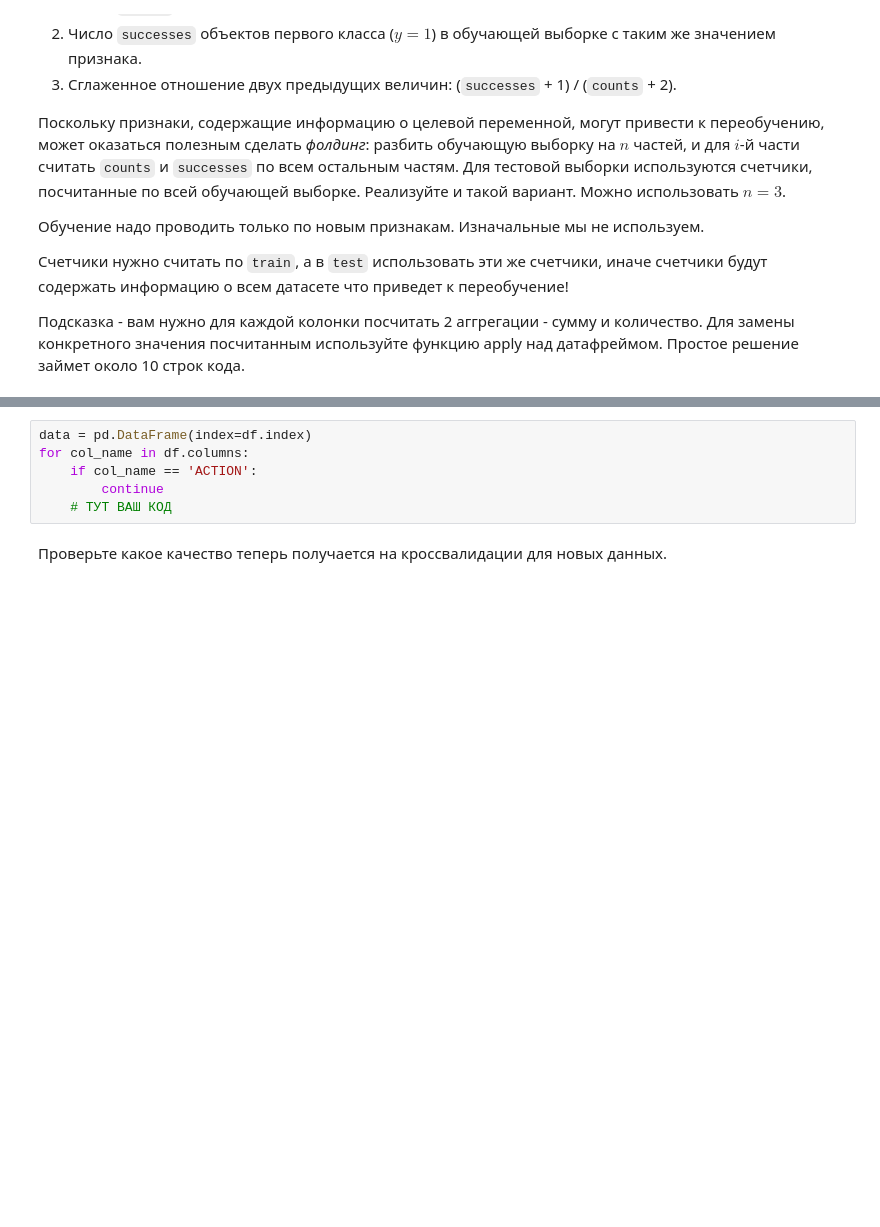
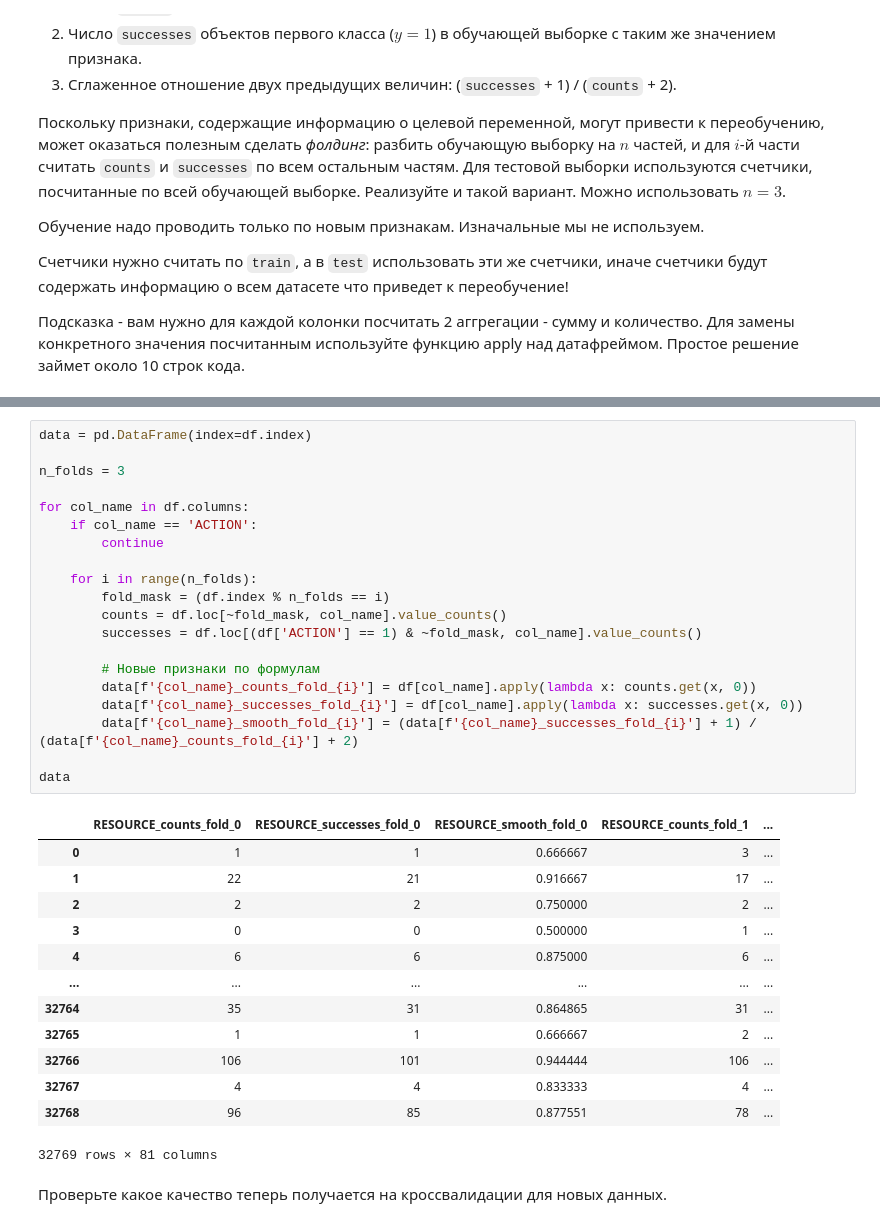
Before and after one commit to mirolyubovaalyona/02-ml-advanced, a Jupyter notebook: 04_knn/03-hw-knn.ipynb, the cells around one changed output, grey strips where cells are left out. Cells and saved outputs as stored; diff of their text form; blank space fills up the shorter version.

```diff
--- a/04_knn/03-hw-knn.ipynb
+++ b/04_knn/03-hw-knn.ipynb
@@ -147,11 +147,39 @@ p=6: Mean Accuracy = 0.9441, Std = 0.0006
 Подсказка - вам нужно для каждой колонки посчитать 2 аггрегации - сумму и количество. Для замены конкретного значения посчитанным используйте функцию apply над датафреймом. Простое решение займет около 10 строк кода.
 # %% [markdown]
 ![](http://images6.fanpop.com/image/photos/38600000/taiga-iamyourenemy-38620719-282-160.gif)
-# %%
-data = pd.DataFrame(index=df.index)
-for col_name in df.columns:
-    if col_name == 'ACTION':
-        continue
-    # ТУТ ВАШ КОД
+# %%
+data = pd.DataFrame(index=df.index)
+
+n_folds = 3
+
+for col_name in df.columns:
+    if col_name == 'ACTION':
+        continue
+
+    for i in range(n_folds):
+        fold_mask = (df.index % n_folds == i)
+        counts = df.loc[~fold_mask, col_name].value_counts()
+        successes = df.loc[(df['ACTION'] == 1) & ~fold_mask, col_name].value_counts()
+
+        # Новые признаки по формулам
+        data[f'{col_name}_counts_fold_{i}'] = df[col_name].apply(lambda x: counts.get(x, 0))
+        data[f'{col_name}_successes_fold_{i}'] = df[col_name].apply(lambda x: successes.get(x, 0))
+        data[f'{col_name}_smooth_fold_{i}'] = (data[f'{col_name}_successes_fold_{i}'] + 1) / (data[f'{col_name}_counts_fold_{i}'] + 2)
+
+data
+# %% [output]
+|  | RESOURCE_counts_fold_0 | RESOURCE_successes_fold_0 | RESOURCE_smooth_fold_0 | RESOURCE_counts_fold_1 | ... |
+| 0 | 1 | 1 | 0.666667 | 3 | ... |
+| 1 | 22 | 21 | 0.916667 | 17 | ... |
+| 2 | 2 | 2 | 0.750000 | 2 | ... |
+| 3 | 0 | 0 | 0.500000 | 1 | ... |
+| 4 | 6 | 6 | 0.875000 | 6 | ... |
+| ... | ... | ... | ... | ... | ... |
+| 32764 | 35 | 31 | 0.864865 | 31 | ... |
+| 32765 | 1 | 1 | 0.666667 | 2 | ... |
+| 32766 | 106 | 101 | 0.944444 | 106 | ... |
+| 32767 | 4 | 4 | 0.833333 | 4 | ... |
+| 32768 | 96 | 85 | 0.877551 | 78 | ... |
+32769 rows × 81 columns
 # %% [markdown]
 Проверьте какое качество теперь получается на кроссвалидации для новых данных.
```
Also changed, not shown: parts of 1 cell of this notebook, 4 other files.
